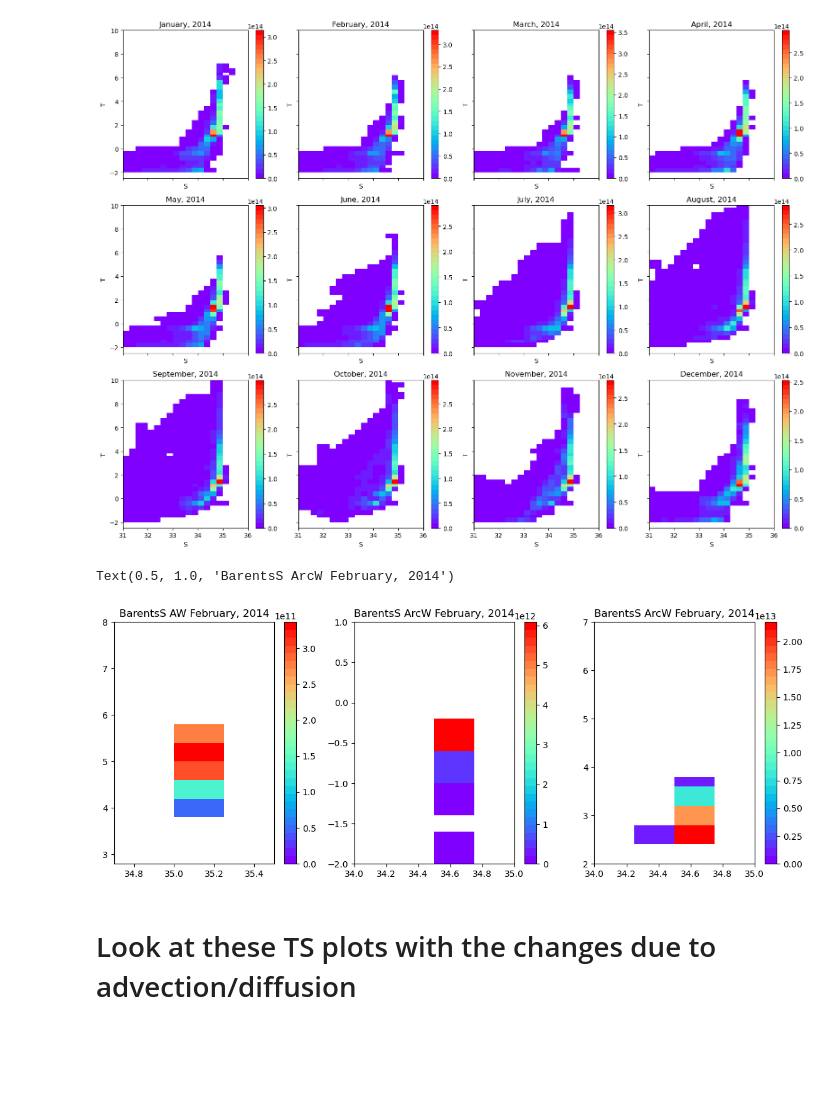
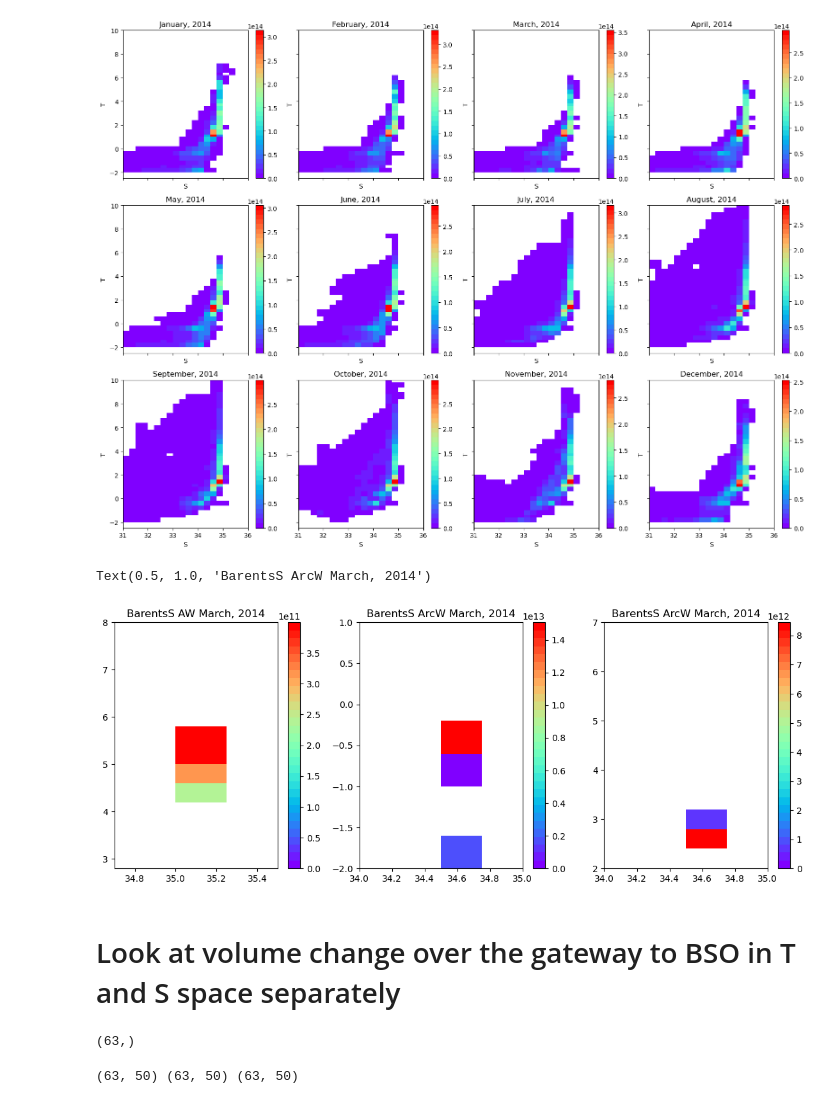
Before and after one commit to margaretmurakami/crios_backups, a Jupyter notebook: ASTE_270/Pemberton/VolumeExchangeDemo.ipynb, the cells around one changed output. Cells and saved outputs as stored; diff of their text form; code cells hidden in the pictures; blank space fills up the shorter version.

```diff
--- a/ASTE_270/Pemberton/VolumeExchangeDemo.ipynb
+++ b/ASTE_270/Pemberton/VolumeExchangeDemo.ipynb
@@ -911,7 +911,7 @@ plt.show()
     # ArcW: S 34.3-34.8, T < 0
     # CoastalW: S < 34.7, T > 2
 
-m = 1  # february
+m = 2  # march
 
 data = np.nansum(vol_mesh[m, :, :, :], axis=2)
 
@@ -926,34 +926,34 @@ data1[xlim[0]:,ylim[0]:] = data[xlim[0]:,ylim[0]:]
 cb = ax.pcolormesh(Sbin, Tbin, data1, shading='flat', vmin=0.0001, cmap=cmap)
 plt.colorbar(cb)
 ax.set_xlim(34.7,35.5)
 ax.set_ylim(2.8,8)
 ax.set_title("BarentsS AW " + datetimes[m].strftime("%B, %Y"))
 
 # ArcticW
 ax = plt.subplot(132)
 xlim = np.where((binsSLT_edges > 34.3) & (binsSLT_edges < 34.8))[0]
 ylim = np.where(binsTH_edges < 0)[0]
 data1 = np.full(data.shape,np.nan)
 data1[xlim[:-1],:ylim[-1]] = data[xlim[:-1],:ylim[-1]]
 cb = ax.pcolormesh(Sbin, Tbin, data1, shading='flat', vmin=0.0001, cmap=cmap)
 plt.colorbar(cb)
 ax.set_xlim(34,35)
 ax.set_ylim(-2,1)
 ax.set_title("BarentsS ArcW " + datetimes[m].strftime("%B, %Y"))
 
 # CoastalW
 ax = plt.subplot(133)
 xlim = np.where(binsSLT_edges < 34.8)[0]
 ylim = np.where(binsTH_edges > 2)[0]
 data1 = np.full(data.shape,np.nan)
 data1[:xlim[-1],ylim[0]:] = data[:xlim[-1],ylim[0]:]
 cb = ax.pcolormesh(Sbin, Tbin, data1, shading='flat', vmin=0.0001, cmap=cmap)
 plt.colorbar(cb)
 ax.set_xlim(34,35)
 ax.set_ylim(2,7)
 ax.set_title("BarentsS ArcW " + datetimes[m].strftime("%B, %Y"))
 # %% [output]
-Text(0.5, 1.0, 'BarentsS ArcW February, 2014')
+Text(0.5, 1.0, 'BarentsS ArcW March, 2014')
-[figure, old version]
+[figure, new version]
 # %% [markdown]
-# Look at these TS plots with the changes due to advection/diffusion
+# Look at volume change over the gateway to BSO in T and S space separately
@@ -959,0 +974,28 @@ Text(0.5, 1.0, 'BarentsS ArcW February, 2014')
+# %%
+# plot bathymetry, velocity, temp profile, salt profile, density profile
+# we need to get the perpendicular flow to the indicated gate
+# define a function that looks to see if we are going lr or ud for each time
+# if lr - perpendicular would be ud - y direction, vvelmass
+# if ud - perpendicular would be lr - x direction, uvelmass
+def line_orientation(x, y):
+    orientations = np.array([])
+
+    # Iterate through the list of points
+    for i in range(1, len(x)):
+        if x[i] == x[i - 1] and y[i] != y[i - 1]:
+            orientations = np.append(orientations,"V") # vertical line add zonal transp
+        elif y[i] == y[i - 1] and x[i] != x[i - 1]:
+            orientations = np.append(orientations,"H") # horizontal line add meridional transp
+        else:
+            orientations = np.append(orientations,"V")  # fill na should be for top of vertical line (ie U)
+
+    # the last one will be the same as the second to last orientation so we can keep consistent sizing
+    orientations = np.append(orientations,orientations[-1])
+
+    return orientations
+
+choose_UV = line_orientation(mygate[1],mygate[0])
+choose_UV = np.tile(choose_UV,(nz,1))
+choose_UV[0].shape
+# %% [output]
+(63,)
@@ -959,0 +1020,7 @@ Text(0.5, 1.0, 'BarentsS ArcW February, 2014')
+# %%
+vol_gate = vol[m,:,y_curr,x_curr]
+binned_theta_gate = binned_theta[m,:,y_curr,x_curr]
+binned_salinity_gate = binned_salinity[m,:,y_curr,x_curr]
+print(vol_gate.shape,binned_theta_gate.shape,binned_salinity_gate.shape)
+# %% [output]
+(63, 50) (63, 50) (63, 50)
```
Also changed, not shown: parts of 4 cells of this notebook, 3 other files.
